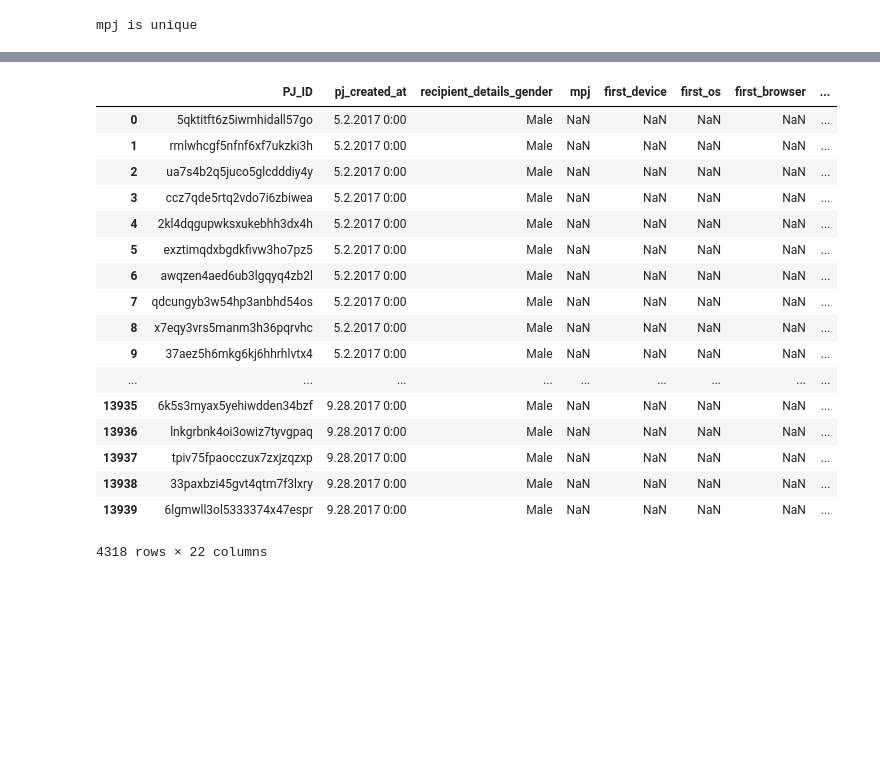
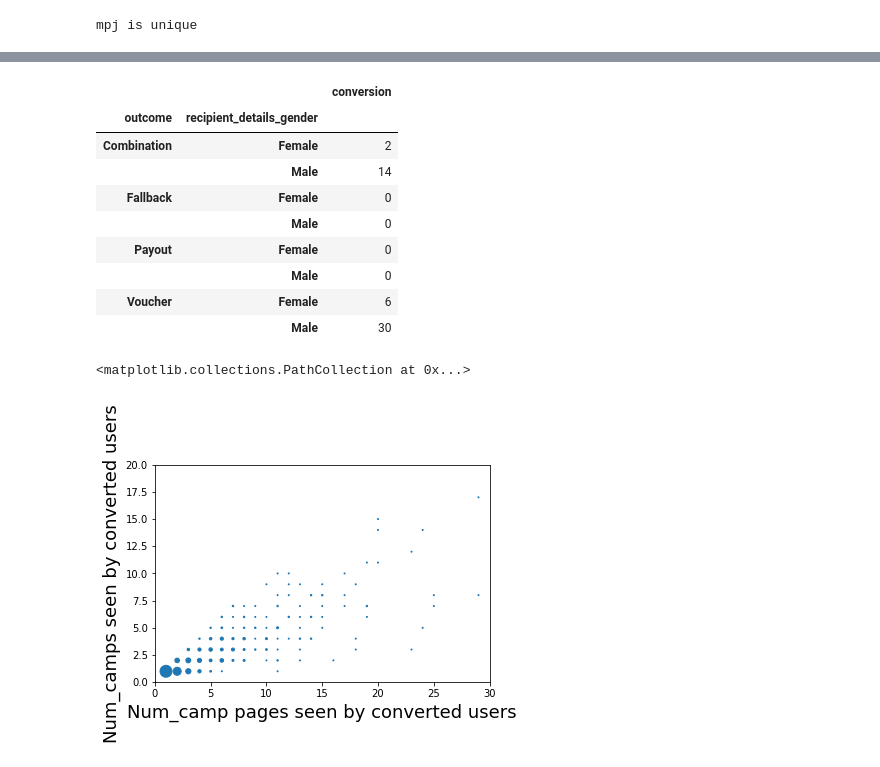
Before and after one commit to telecoms-intelligence/induction-customer-acquisition, a Jupyter notebook: notebook/conversion-rate-exploration.ipynb, the cells around one changed output, grey strips where cells are left out. Drawn from its saved outputs; the diff is of its cells as text; code cells hidden in the pictures; blank space fills up the shorter version.

Commit message:
Added a few exploration use cases

```diff
--- a/notebook/conversion-rate-exploration.ipynb
+++ b/notebook/conversion-rate-exploration.ipynb
@@ -8,6 +8,6 @@ drwxr-xr-x 1 root root 4.0K Feb 11 14:01 ../
 # %%
 import pandas as pd
-data = pd.read_csv('/data/conversion-rate-exploration.csv.bz2', sep=';')
+data = pd.read_csv('../data/conversion-rate-exploration.csv.bz2', sep=';')
 # %%
 data
 # %% [output]
@@ -55,23 +72,37 @@ mpj is unique
+# %%
+# Conversion statistics by two variables (outcome, gender) on non site visit data (suspicious)
+no_visits_group = no_visits.groupby(['outcome', 'recipient_details_gender']).agg({'conversion':'sum'})
+no_visits_group
+# Conclusion - Not sure how people who do not visit the site gets converted. Needs more exploration with business.
+# %% [output]
+|  |  | conversion |
+| outcome | recipient_details_gender |  |
+| Combination | Female | 2 |
+|  | Male | 14 |
+| Fallback | Female | 0 |
+|  | Male | 0 |
+| Payout | Female | 0 |
+|  | Male | 0 |
+| Voucher | Female | 6 |
+|  | Male | 30 |
 # %%
-no_visits =  data[data['site visit'] == 0]
+# Analysis
+# Data ready
+visits =  data[data['site visit'] == 1]
-# %%
-no_visits
-# %% [output]
-|  | PJ_ID | pj_created_at | recipient_details_gender | mpj | first_device | first_os | first_browser | ... |
-| 0 | 5qktitft6z5iwmhidall57go | 5.2.2017 0:00 | Male | NaN | NaN | NaN | NaN | ... |
-| 1 | rmlwhcgf5nfnf6xf7ukzki3h | 5.2.2017 0:00 | Male | NaN | NaN | NaN | NaN | ... |
-| 2 | ua7s4b2q5juco5glcdddiy4y | 5.2.2017 0:00 | Male | NaN | NaN | NaN | NaN | ... |
-| 3 | ccz7qde5rtq2vdo7i6zbiwea | 5.2.2017 0:00 | Male | NaN | NaN | NaN | NaN | ... |
-| 4 | 2kl4dqgupwksxukebhh3dx4h | 5.2.2017 0:00 | Male | NaN | NaN | NaN | NaN | ... |
-| 5 | exztimqdxbgdkfivw3ho7pz5 | 5.2.2017 0:00 | Male | NaN | NaN | NaN | NaN | ... |
-| 6 | awqzen4aed6ub3lgqyq4zb2l | 5.2.2017 0:00 | Male | NaN | NaN | NaN | NaN | ... |
-| 7 | qdcungyb3w54hp3anbhd54os | 5.2.2017 0:00 | Male | NaN | NaN | NaN | NaN | ... |
-| 8 | x7eqy3vrs5manm3h36pqrvhc | 5.2.2017 0:00 | Male | NaN | NaN | NaN | NaN | ... |
-| 9 | 37aez5h6mkg6kj6hhrhlvtx4 | 5.2.2017 0:00 | Male | NaN | NaN | NaN | NaN | ... |
-| ... | ... | ... | ... | ... | ... | ... | ... | ... |
-| 13935 | 6k5s3myax5yehiwdden34bzf | 9.28.2017 0:00 | Male | NaN | NaN | NaN | NaN | ... |
-| 13936 | lnkgrbnk4oi3owiz7tyvgpaq | 9.28.2017 0:00 | Male | NaN | NaN | NaN | NaN | ... |
-| 13937 | tpiv75fpaocczux7zxjzqzxp | 9.28.2017 0:00 | Male | NaN | NaN | NaN | NaN | ... |
-| 13938 | 33paxbzi45gvt4qtm7f3lxry | 9.28.2017 0:00 | Male | NaN | NaN | NaN | NaN | ... |
-| 13939 | 6lgmwll3ol5333374x47espr | 9.28.2017 0:00 | Male | NaN | NaN | NaN | NaN | ... |
-4318 rows × 22 columns
+# %%
+# Hypothesis 1: There is a sweet spot made of right combination of campaigns looked and campaign pages landed that gets converted.
+visit_campaign_c = visits[(visits['conversion']==1)].groupby(['num_campaign_pages_looked','num_campaigns_looked']).agg({'conversion':'sum', 'Closed':'sum'}).reset_index()
+visit_campaign_c.columns = ['num_campaign_pages_looked', 'num_campaigns_looked', 'conversion','closed']
+# %%
+%matplotlib inline
+import matplotlib.pyplot as plt
+plt.ylim((0,20))
+plt.xlim((0,30))
+plt.xlabel('Num_camp pages seen by converted users', fontsize=18)
+plt.ylabel('Num_camps seen by converted users', fontsize=18)
+plt.scatter(visit_campaign_c.num_campaign_pages_looked, visit_campaign_c.num_campaigns_looked
+, s=visit_campaign_c.conversion)
+# Conclusion, The propsensity to get converted decreases if the user has been not converted in 5 campaign page views.
+# %% [output]
+<matplotlib.collections.PathCollection at 0x...>
+[figure, added]
```
Also changed, not shown: parts of 17 cells of this notebook.
